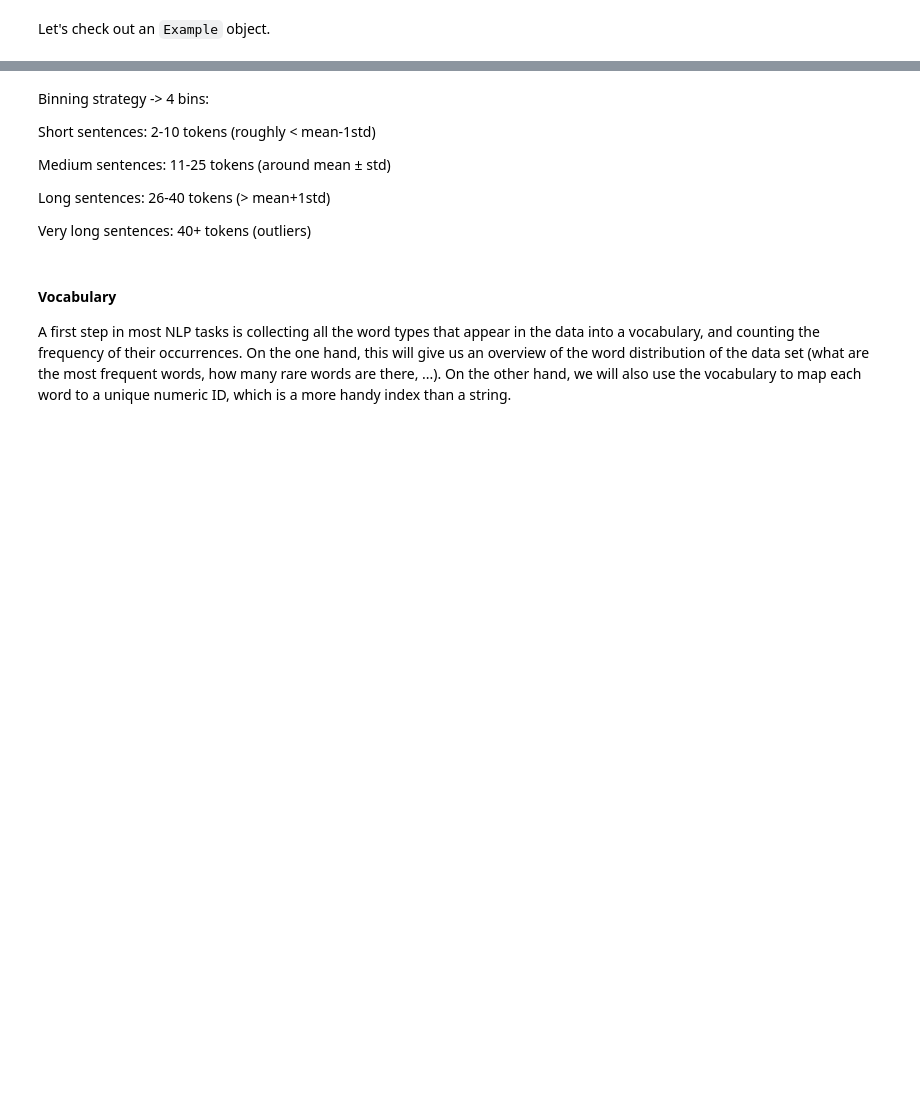
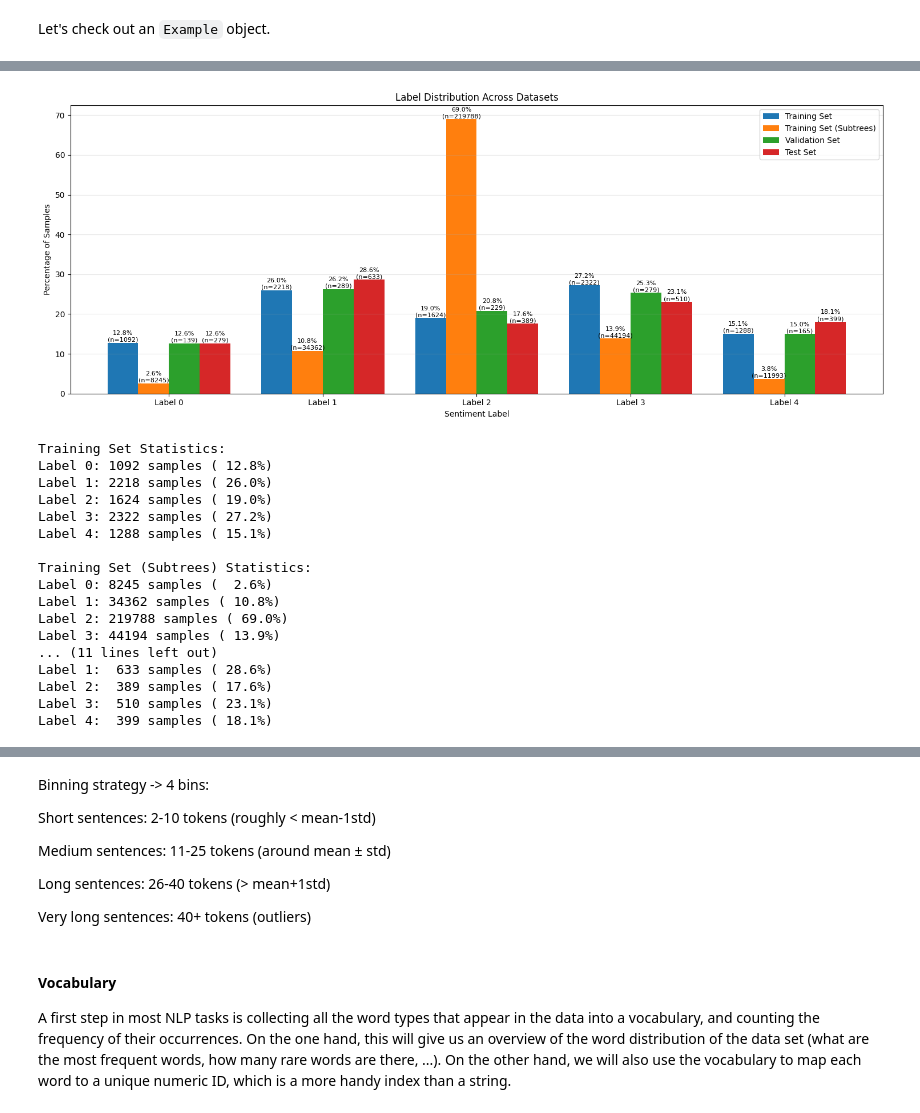
Before and after one commit to Jmqcooper1/nlp1, a Jupyter notebook: NLP1_2024_Practical_2_(student_version).ipynb, the cells around one changed output, grey strips where cells are left out. Drawn from its saved outputs; the diff is of its cells as text; code cells hidden in the pictures; blank space fills up the shorter version.

```diff
--- a/NLP1_2024_Practical_2_(student_version).ipynb
+++ b/NLP1_2024_Practical_2_(student_version).ipynb
@@ -213,58 +283,68 @@ def plot_label_distribution(datasets, names, figsize=(15, 6)):
     """
     plt.figure(figsize=figsize)
 
-    # Number of datasets and labels
     n_datasets = len(datasets)
     unique_labels = sorted(list(set([ex.label for data in datasets for ex in data])))
     n_labels = len(unique_labels)
 
-    # Width of bars
     width = 0.8 / n_datasets
 
-    # Plot bars for each dataset
     for i, (data, name) in enumerate(zip(datasets, names)):
-        # Calculate distribution
         labels = [ex.label for ex in data]
         counts = [labels.count(label) for label in unique_labels]
         percentages = [count/len(labels)*100 for count in counts]
 
-        # Position of bars
         x = np.arange(n_labels) + (i * width) - (width * n_datasets/2) + width/2
 
-        # Plot bars
         plt.bar(x, percentages, width, label=name)
 
-        # Add percentage annotations
         for j, percentage in enumerate(percentages):
             plt.text(x[j], percentage, f'{percentage:.1f}%\n(n={counts[j]})',
                     ha='center', va='bottom', fontsize=8)
 
     plt.title('Label Distribution Across Datasets')
     plt.xlabel('Sentiment Label')
     plt.ylabel('Percentage of Samples')
     plt.xticks(np.arange(n_labels), [f'Label {l}' for l in unique_labels])
     plt.legend()
     plt.grid(True, axis='y', alpha=0.3)
     plt.tight_layout()
     plt.show()
 
-# Plot distributions
 plot_label_distribution(
-    [train_data, dev_data, test_data],
-    ['Training Set', 'Validation Set', 'Test Set']
+    [train_data, train_data_subtrees, dev_data, test_data],
+    ['Training Set', 'Training Set (Subtrees)', 'Validation Set', 'Test Set']
 )
 
-# Print detailed statistics
 def print_distribution_stats(data, name):
     print(f"\n{name} Statistics:")
     labels = [ex.label for ex in data]
     total = len(labels)
     for label in sorted(set(labels)):
         count = labels.count(label)
         percentage = count/total*100
         print(f"Label {label}: {count:4d} samples ({percentage:5.1f}%)")
 
-for data, name in zip([train_data, dev_data, test_data],
-                     ['Training', 'Validation', 'Test']):
+for data, name in zip([train_data, train_data_subtrees, dev_data, test_data],
+    ['Training Set', 'Training Set (Subtrees)', 'Validation Set', 'Test Set']):
     print_distribution_stats(data, name)
+# %% [output]
+[figure, added]
+Training Set Statistics:
+Label 0: 1092 samples ( 12.8%)
+Label 1: 2218 samples ( 26.0%)
+Label 2: 1624 samples ( 19.0%)
+Label 3: 2322 samples ( 27.2%)
+Label 4: 1288 samples ( 15.1%)
+
+Training Set (Subtrees) Statistics:
+Label 0: 8245 samples (  2.6%)
+Label 1: 34362 samples ( 10.8%)
+Label 2: 219788 samples ( 69.0%)
+Label 3: 44194 samples ( 13.9%)
+... (11 lines left out)
+Label 1:  633 samples ( 28.6%)
+Label 2:  389 samples ( 17.6%)
+Label 3:  510 samples ( 23.1%)
+Label 4:  399 samples ( 18.1%)
 # %%
```
Also changed, not shown: parts of 59 cells of this notebook.
